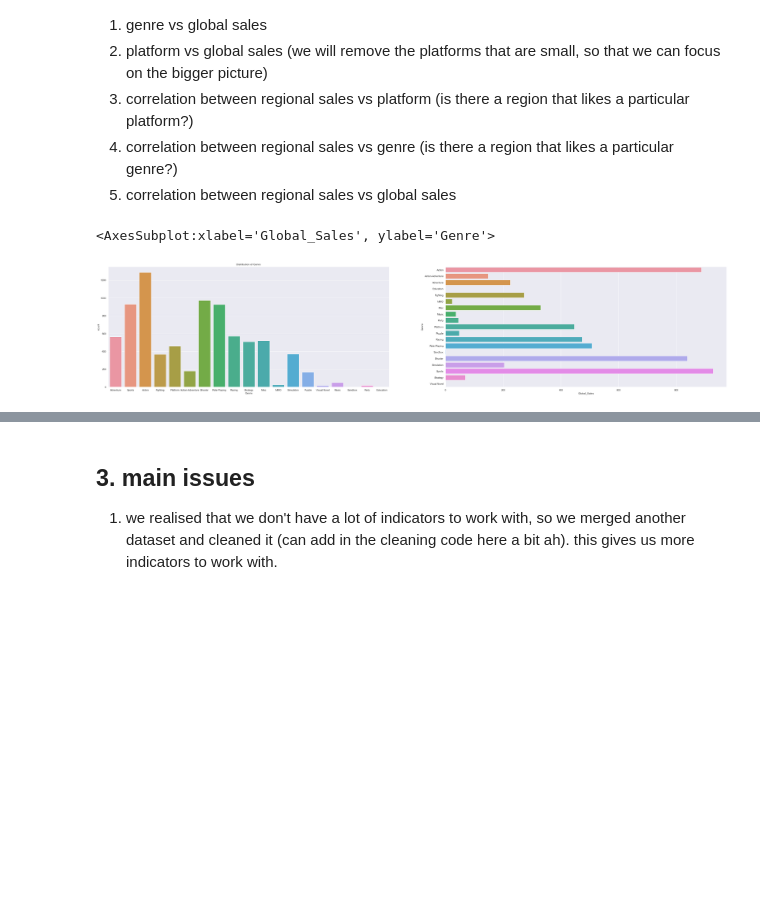
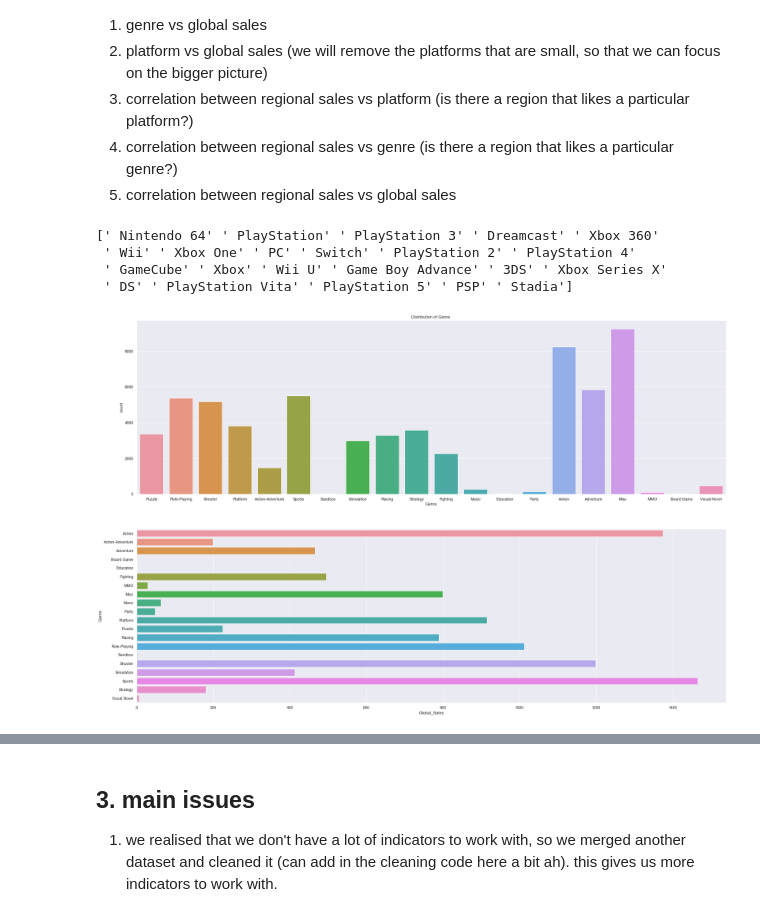
Before and after one commit to Adren98/GAME-SALES-AND-RATINGS-1015-SC3, a Jupyter notebook: EDA.ipynb, the cells around one changed output, grey strips where cells are left out. Drawn from its saved outputs; the diff is of its cells as text; code cells hidden in the pictures; blank space fills up the shorter version.

```diff
--- a/EDA.ipynb
+++ b/EDA.ipynb
@@ -9,4 +9,7 @@ import seaborn as sb
 import matplotlib.pyplot as plt
 sb.set()
 
-data = pd.read_csv("cleaned_data.csv")
+# data = pd.read_csv("cleaned_data.csv")
+vg_sales = pd.read_csv("Final Data.csv")
+
+vg_sales.info()
@@ -50,3 +83,13 @@ ModuleNotFoundError: No module named 'missingpy'
 3. correlation between regional sales vs platform (is there a region that likes a particular platform?)
 4. correlation between regional sales vs genre (is there a region that likes a particular genre?)
 5. correlation between regional sales vs global sales
+# %%
+# dataset to be merged
+temp =metaCritic[['Name','Platform','meta_score','meta_UserReview']]
+array = temp['Platform'].unique()
+print(array)
+# %% [output]
+[' Nintendo 64' ' PlayStation' ' PlayStation 3' ' Dreamcast' ' Xbox 360'
+ ' Wii' ' Xbox One' ' PC' ' Switch' ' PlayStation 2' ' PlayStation 4'
+ ' GameCube' ' Xbox' ' Wii U' ' Game Boy Advance' ' 3DS' ' Xbox Series X'
+ ' DS' ' PlayStation Vita' ' PlayStation 5' ' PSP' ' Stadia']
@@ -53,13 +129,12 @@ ModuleNotFoundError: No module named 'missingpy'
 # %%
 #genre vs global sales
-f,axes = plt.subplots(1,2,figsize=(50,10))
+f,axes = plt.subplots(2,1,figsize=(30,20))
 axes[0].set_title("Distribution of Genre ")
 sb.countplot(x="Genre", data = data , ax = axes[0])
 
 genereSale = data.groupby('Genre')['Global_Sales'].sum()
-sb.barplot(y=genereSale.index, x=genereSale,ax=axes[1])
+p = sb.barplot(y=genereSale.index, x=genereSale,ax=axes[1])
 # %% [output]
-<AxesSubplot:xlabel='Global_Sales', ylabel='Genre'>
-[figure, old version]
+[figure, new version]
 # %%
 #platform vs global sales
```
Also changed, not shown: parts of 15 cells of this notebook, 3 other files.
